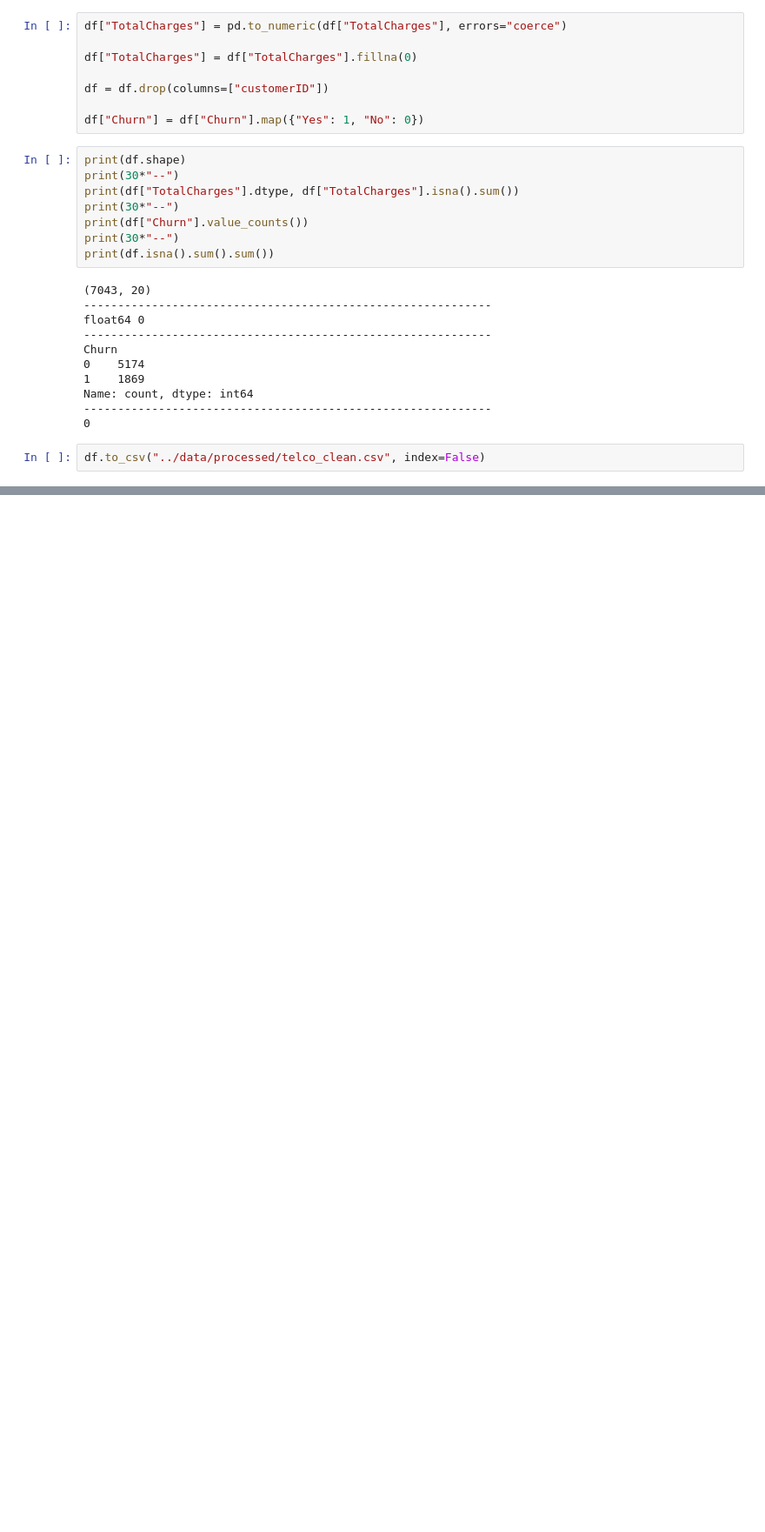
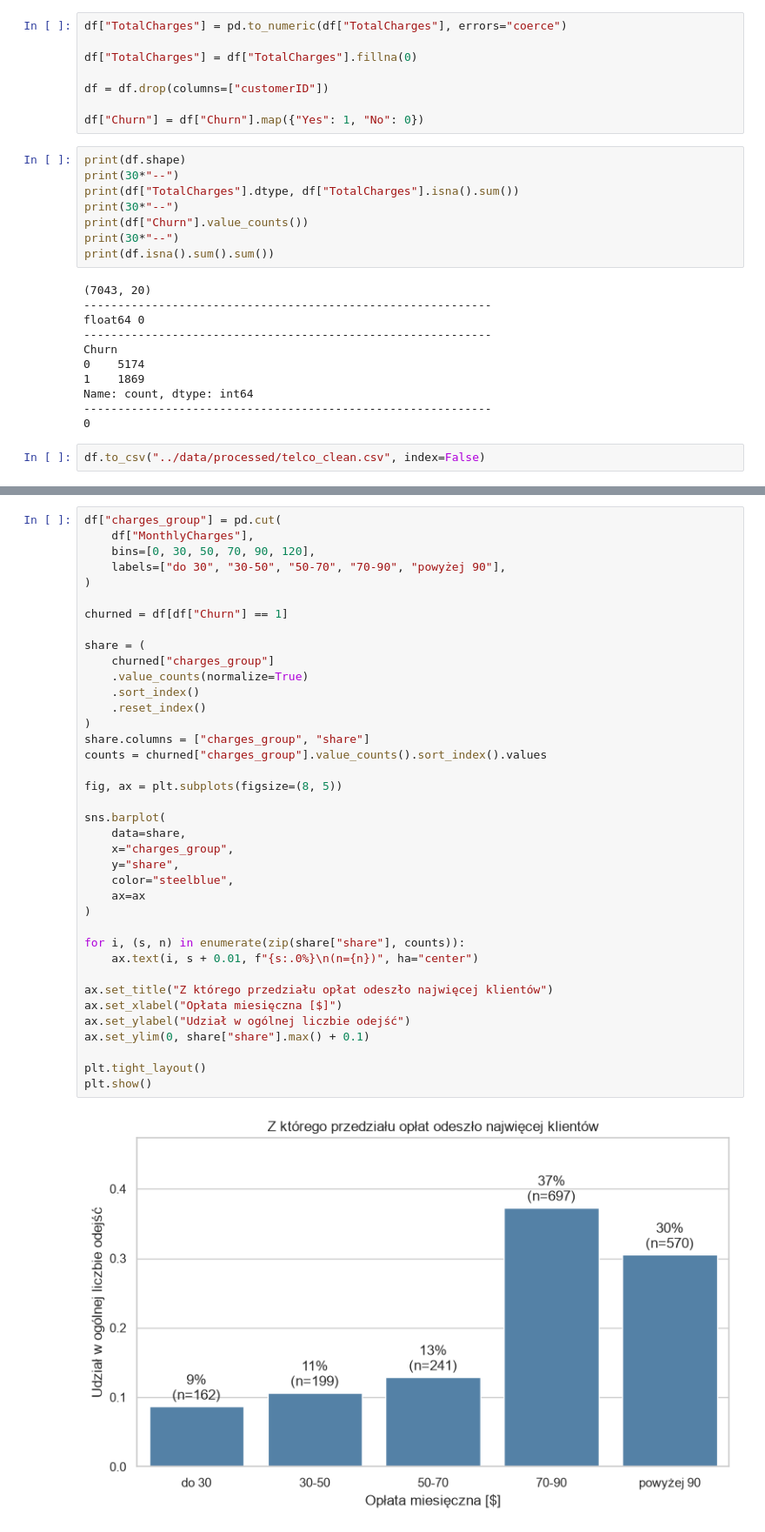
Before and after one commit to sylwiamarlenga-netizen/project-telco-churn, a Jupyter notebook: notebooks/01_eda.ipynb, the cells around one changed output, grey strips where cells are left out. Shown at 87% size. Saved outputs shown, nothing was run; the diff lists cells and outputs as text; blank space fills up the shorter version.

```diff
--- a/notebooks/01_eda.ipynb
+++ b/notebooks/01_eda.ipynb
@@ -113,0 +181,40 @@ df.to_csv("../data/processed/telco_clean.csv", index=False)
+# %%
+df["charges_group"] = pd.cut(
+    df["MonthlyCharges"],
+    bins=[0, 30, 50, 70, 90, 120],
+    labels=["do 30", "30-50", "50-70", "70-90", "powyżej 90"],
+)
+
+churned = df[df["Churn"] == 1]
+
+share = (
+    churned["charges_group"]
+    .value_counts(normalize=True)
+    .sort_index()
+    .reset_index()
+)
+share.columns = ["charges_group", "share"]
+counts = churned["charges_group"].value_counts().sort_index().values
+
+fig, ax = plt.subplots(figsize=(8, 5))
+
+sns.barplot(
+    data=share,
+    x="charges_group",
+    y="share",
+    color="steelblue",
+    ax=ax
+)
+
+for i, (s, n) in enumerate(zip(share["share"], counts)):
+    ax.text(i, s + 0.01, f"{s:.0%}\n(n={n})", ha="center")
+
+ax.set_title("Z którego przedziału opłat odeszło najwięcej klientów")
+ax.set_xlabel("Opłata miesięczna [$]")
+ax.set_ylabel("Udział w ogólnej liczbie odejść")
+ax.set_ylim(0, share["share"].max() + 0.1)
+
+plt.tight_layout()
+plt.show()
+# %% [output]
+[figure, added]
```
Also changed, not shown: parts of 21 cells of this notebook, 1 other file.
